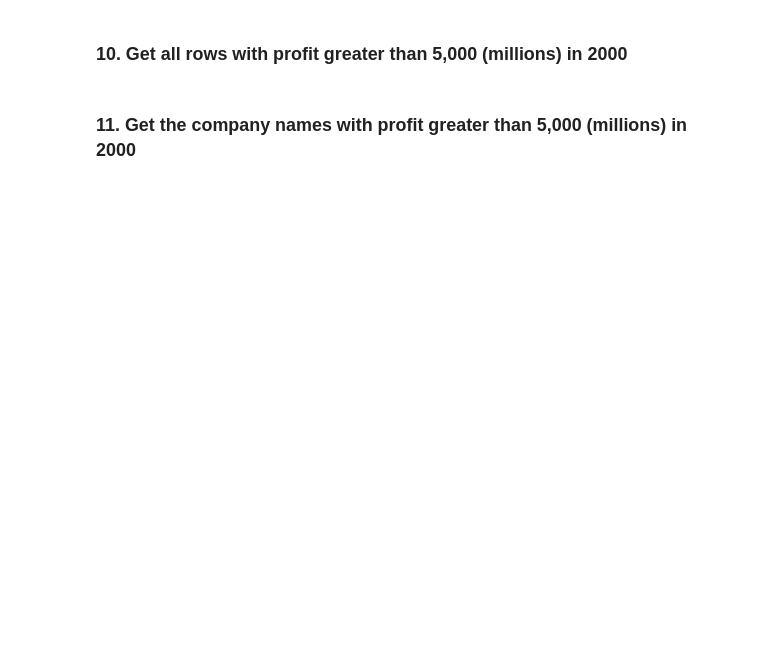
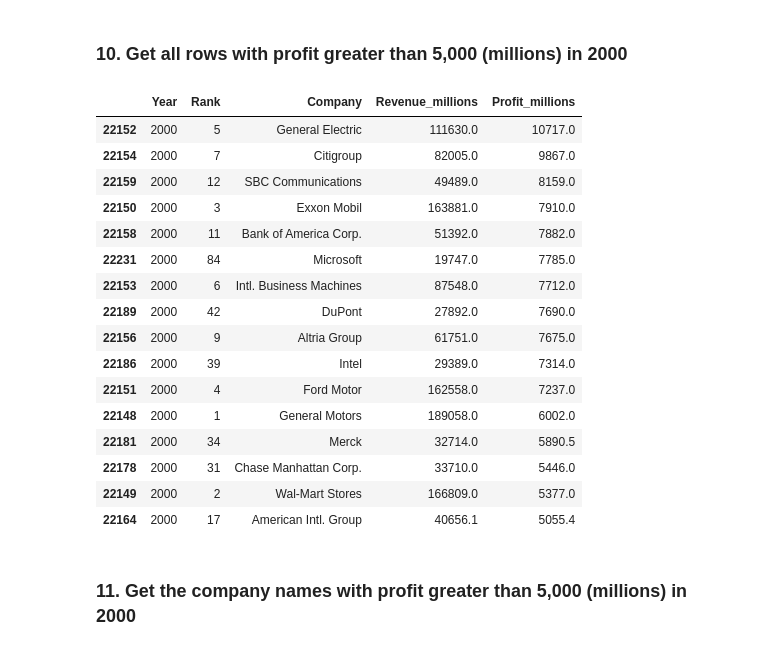
Before and after one commit to yxf9tv/comm4259-work, a Jupyter notebook: lab_03/Lab_03-Exercise.ipynb, the cells around one changed output. Drawn from its saved outputs; the diff is of its cells as text; code cells hidden in the pictures; blank space fills up the shorter version.

```diff
--- a/lab_03/Lab_03-Exercise.ipynb
+++ b/lab_03/Lab_03-Exercise.ipynb
@@ -30,4 +124,25 @@ Rename "'Revenue (in millions)" to be "Revenue_millions" and "Profit (in million
 # %% [markdown]
 ### 10. Get all rows with profit greater than 5,000 (millions) in 2000
+# %%
+df[(df["Profit_millions"] > 5000) & (df["Year"] == 2000)].sort_values(by="Profit_millions",
+                                                                       ascending=False)
+# %% [output]
+|  | Year | Rank | Company | Revenue_millions | Profit_millions |
+| 22152 | 2000 | 5 | General Electric | 111630.0 | 10717.0 |
+| 22154 | 2000 | 7 | Citigroup | 82005.0 | 9867.0 |
+| 22159 | 2000 | 12 | SBC Communications | 49489.0 | 8159.0 |
+| 22150 | 2000 | 3 | Exxon Mobil | 163881.0 | 7910.0 |
+| 22158 | 2000 | 11 | Bank of America Corp. | 51392.0 | 7882.0 |
+| 22231 | 2000 | 84 | Microsoft | 19747.0 | 7785.0 |
+| 22153 | 2000 | 6 | Intl. Business Machines | 87548.0 | 7712.0 |
+| 22189 | 2000 | 42 | DuPont | 27892.0 | 7690.0 |
+| 22156 | 2000 | 9 | Altria Group | 61751.0 | 7675.0 |
+| 22186 | 2000 | 39 | Intel | 29389.0 | 7314.0 |
+| 22151 | 2000 | 4 | Ford Motor | 162558.0 | 7237.0 |
+| 22148 | 2000 | 1 | General Motors | 189058.0 | 6002.0 |
+| 22181 | 2000 | 34 | Merck | 32714.0 | 5890.5 |
+| 22178 | 2000 | 31 | Chase Manhattan Corp. | 33710.0 | 5446.0 |
+| 22149 | 2000 | 2 | Wal-Mart Stores | 166809.0 | 5377.0 |
+| 22164 | 2000 | 17 | American Intl. Group | 40656.1 | 5055.4 |
 # %% [markdown]
 ### 11. Get the company names with profit greater than 5,000 (millions) in 2000
```
Also changed, not shown: parts of 17 cells of this notebook, 1 other file.
